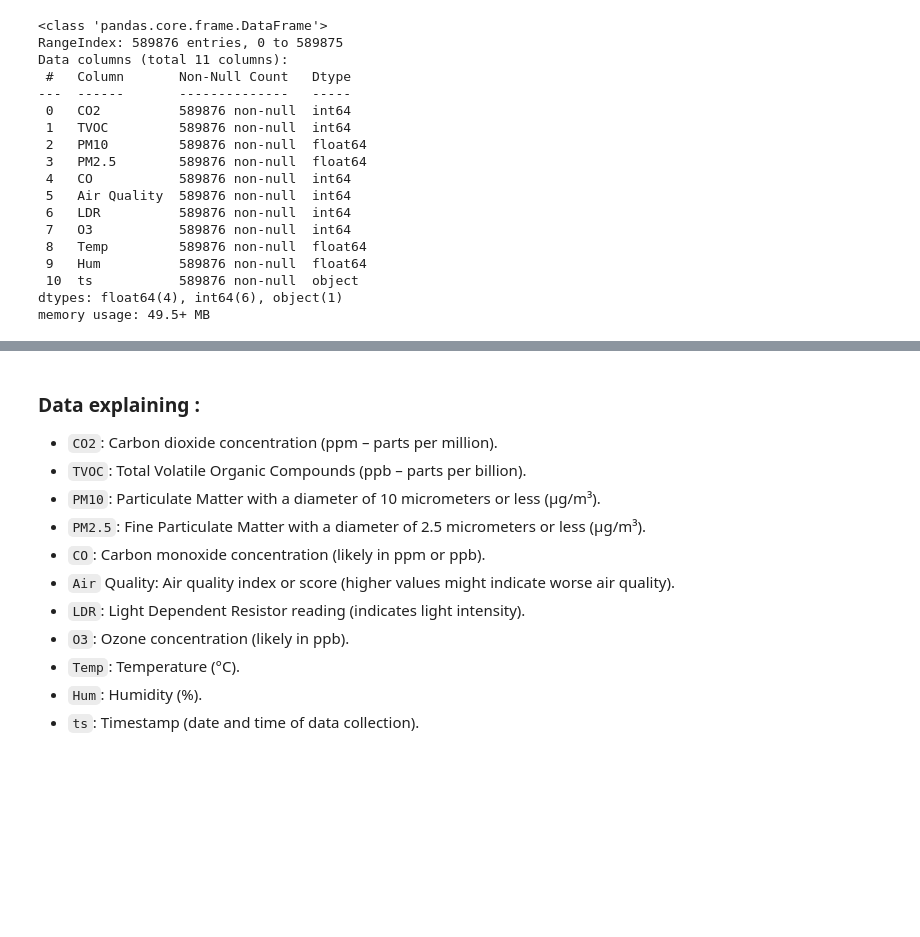
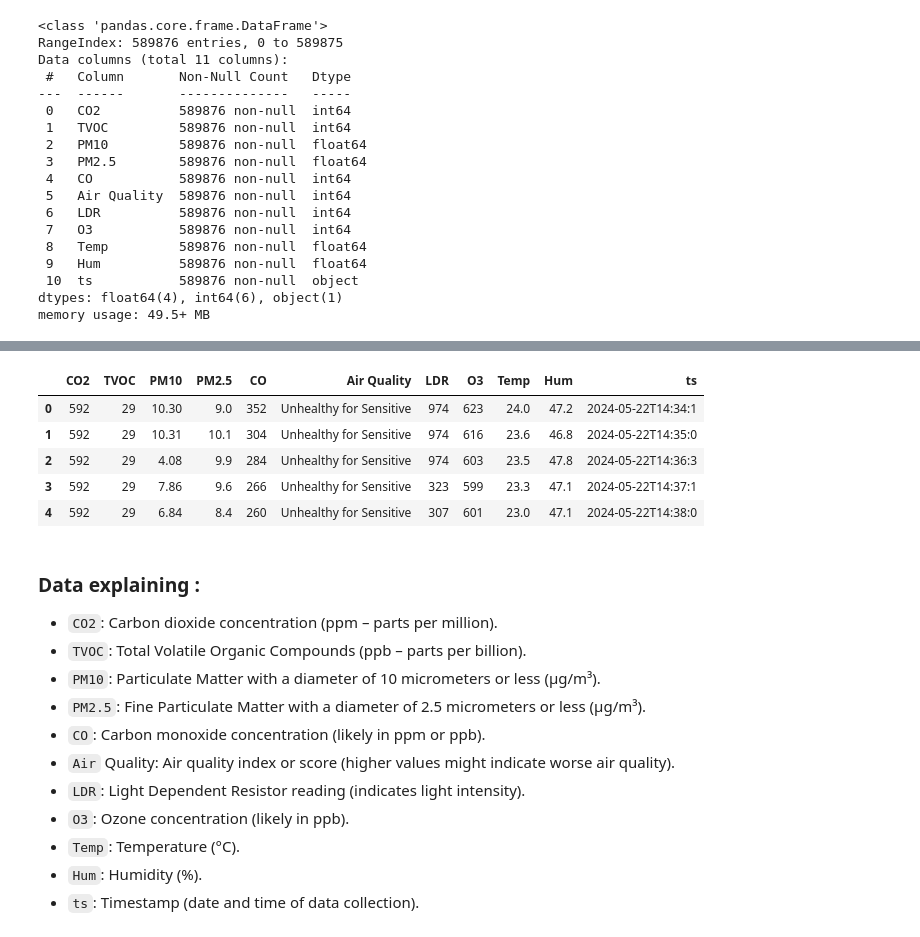
Before and after one commit to 00JIMMY00/Air-Quality_Model, a Jupyter notebook: preprocessing.ipynb, the cells around one changed output, grey strips where cells are left out. Saved outputs shown, nothing was run; the diff lists cells and outputs as text; code cells hidden in the pictures; blank space fills up the shorter version.

```diff
--- a/preprocessing.ipynb
+++ b/preprocessing.ipynb
@@ -53,3 +70,12 @@ df.describe()
+# %%
+df.head()
+# %% [output]
+|  | CO2 | TVOC | PM10 | PM2.5 | CO | Air Quality | LDR | O3 | Temp | Hum | ts |
+| 0 | 592 | 29 | 10.30 | 9.0 | 352 | Unhealthy for Sensitive | 974 | 623 | 24.0 | 47.2 | 2024-05-22T14:34:1 |
+| 1 | 592 | 29 | 10.31 | 10.1 | 304 | Unhealthy for Sensitive | 974 | 616 | 23.6 | 46.8 | 2024-05-22T14:35:0 |
+| 2 | 592 | 29 | 4.08 | 9.9 | 284 | Unhealthy for Sensitive | 974 | 603 | 23.5 | 47.8 | 2024-05-22T14:36:3 |
+| 3 | 592 | 29 | 7.86 | 9.6 | 266 | Unhealthy for Sensitive | 323 | 599 | 23.3 | 47.1 | 2024-05-22T14:37:1 |
+| 4 | 592 | 29 | 6.84 | 8.4 | 260 | Unhealthy for Sensitive | 307 | 601 | 23.0 | 47.1 | 2024-05-22T14:38:0 |
 # %% [markdown]
 ### Data explaining :
 - `CO2`: Carbon dioxide concentration (ppm – parts per million).
```
Also changed, not shown: parts of 16 cells of this notebook.
